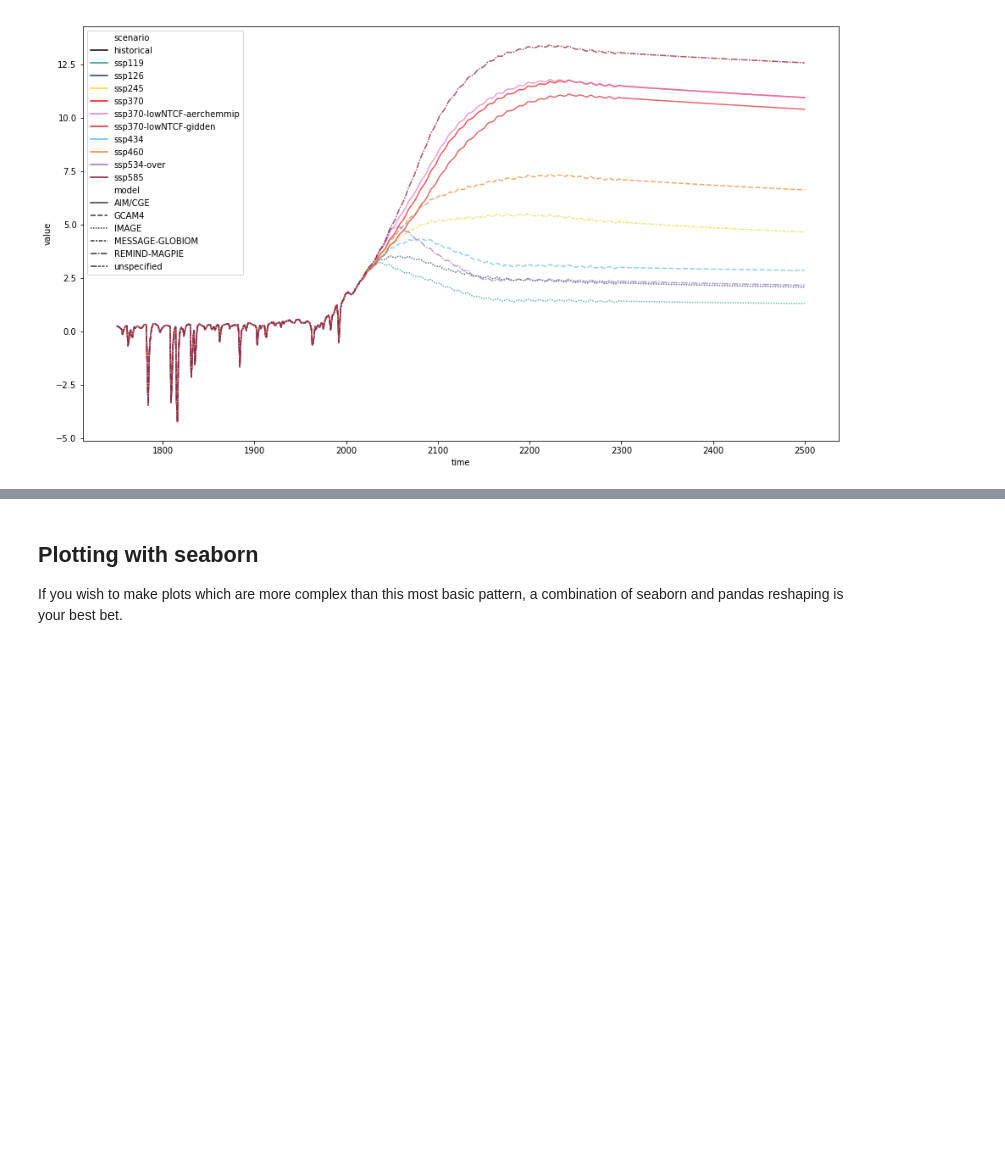
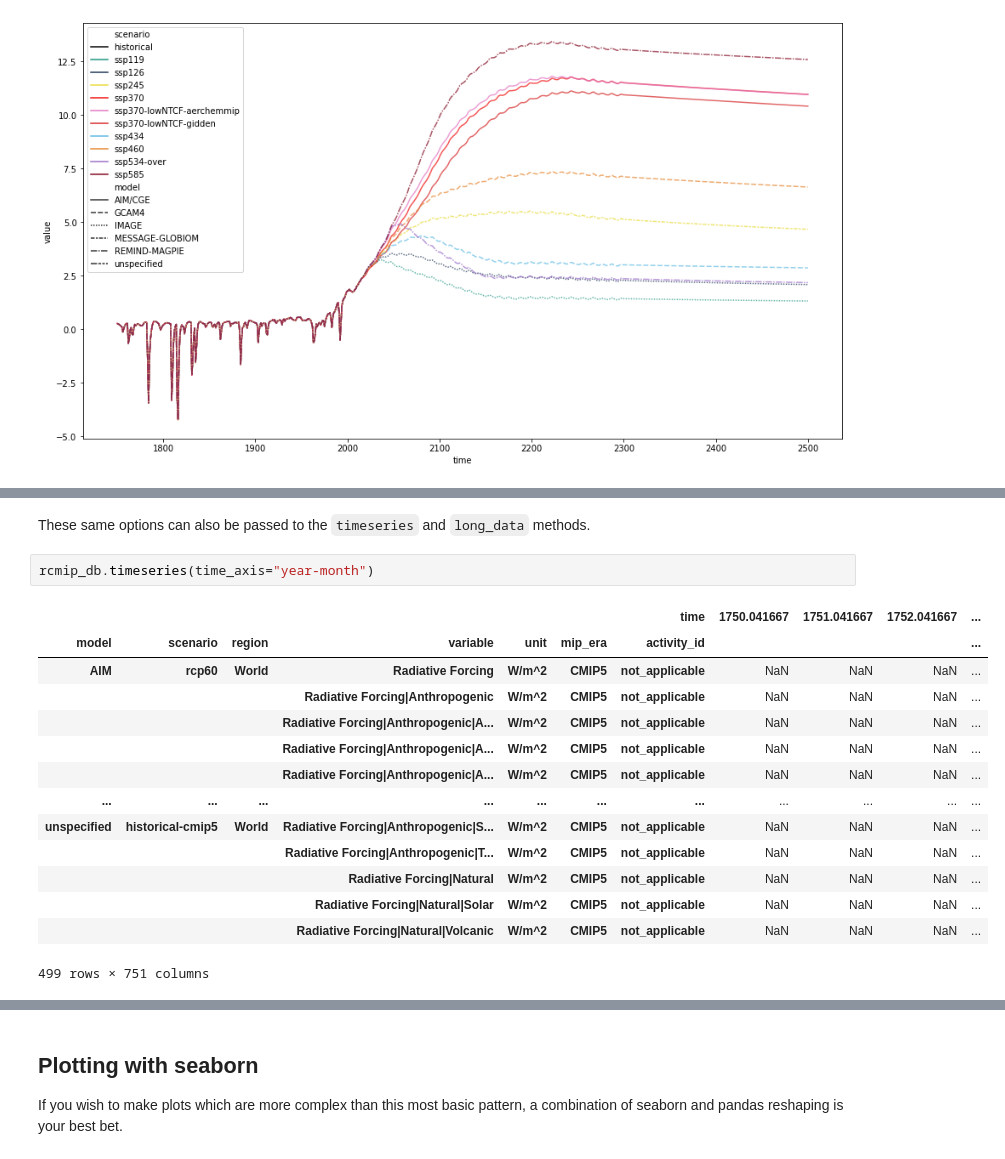
Before and after one commit to openscm/scmdata, a Jupyter notebook: notebooks/plotting-with-seaborn.ipynb, the cells around one changed output, grey strips where cells are left out. Drawn from its saved outputs; the diff is of its cells as text; blank space fills up the shorter version.

```diff
--- a/notebooks/plotting-with-seaborn.ipynb
+++ b/notebooks/plotting-with-seaborn.ipynb
@@ -59,0 +104,19 @@ rcmip_db.filter(variable="Effective Radiative Forcing").lineplot(
+# %% [markdown]
+These same options can also be passed to the `timeseries` and `long_data` methods.
+# %%
+rcmip_db.timeseries(time_axis="year-month")
+# %% [output]
+|  |  |  |  |  |  | time | 1750.041667 | 1751.041667 | 1752.041667 | ... |
+| model | scenario | region | variable | unit | mip_era | activity_id |  |  |  | ... |
+| AIM | rcp60 | World | Radiative Forcing | W/m^2 | CMIP5 | not_applicable | NaN | NaN | NaN | ... |
+|  |  |  | Radiative Forcing|Anthropogenic | W/m^2 | CMIP5 | not_applicable | NaN | NaN | NaN | ... |
+|  |  |  | Radiative Forcing|Anthropogenic|A... | W/m^2 | CMIP5 | not_applicable | NaN | NaN | NaN | ... |
+|  |  |  | Radiative Forcing|Anthropogenic|A... | W/m^2 | CMIP5 | not_applicable | NaN | NaN | NaN | ... |
+|  |  |  | Radiative Forcing|Anthropogenic|A... | W/m^2 | CMIP5 | not_applicable | NaN | NaN | NaN | ... |
+| ... | ... | ... | ... | ... | ... | ... | ... | ... | ... | ... |
+| unspecified | historical-cmip5 | World | Radiative Forcing|Anthropogenic|S... | W/m^2 | CMIP5 | not_applicable | NaN | NaN | NaN | ... |
+|  |  |  | Radiative Forcing|Anthropogenic|T... | W/m^2 | CMIP5 | not_applicable | NaN | NaN | NaN | ... |
+|  |  |  | Radiative Forcing|Natural | W/m^2 | CMIP5 | not_applicable | NaN | NaN | NaN | ... |
+|  |  |  | Radiative Forcing|Natural|Solar | W/m^2 | CMIP5 | not_applicable | NaN | NaN | NaN | ... |
+|  |  |  | Radiative Forcing|Natural|Volcanic | W/m^2 | CMIP5 | not_applicable | NaN | NaN | NaN | ... |
+499 rows × 751 columns
```
Also changed, not shown: parts of 6 cells of this notebook.
